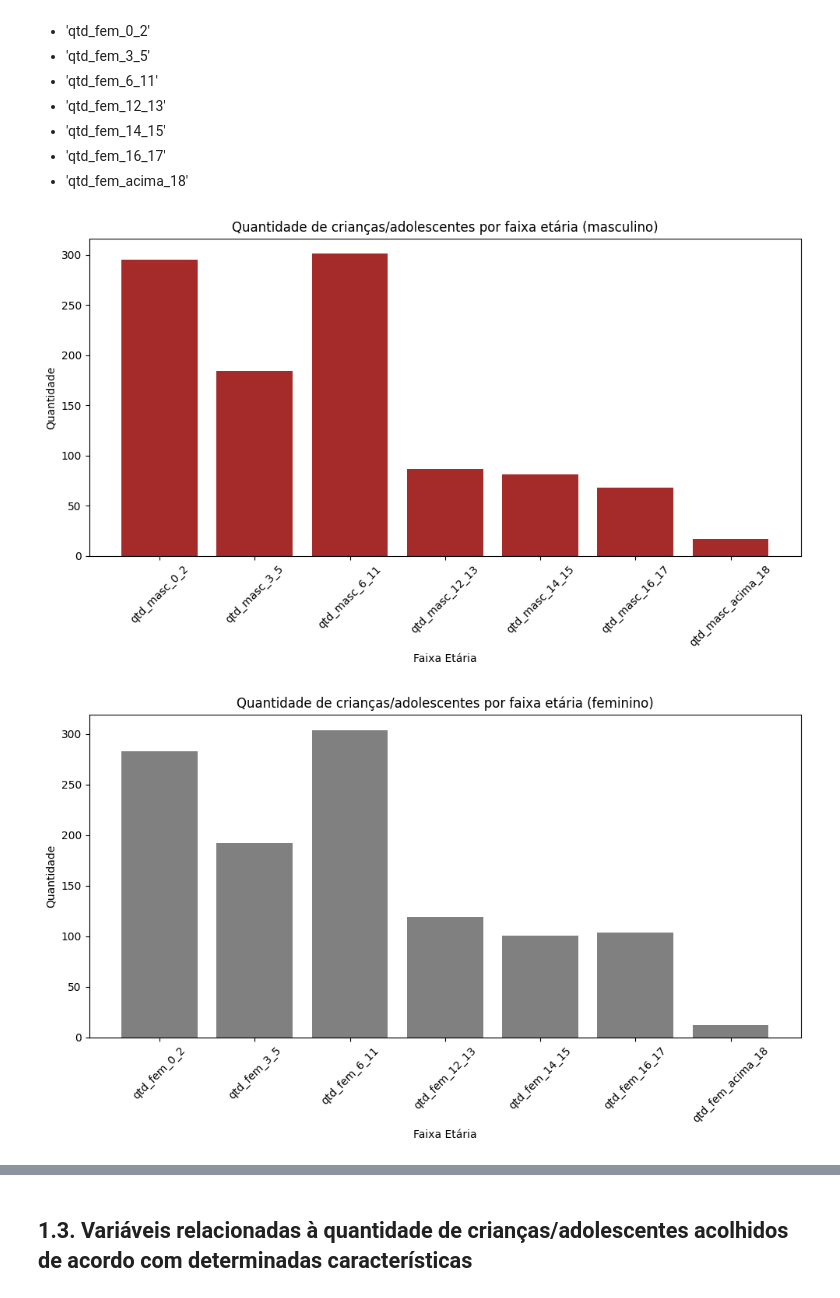
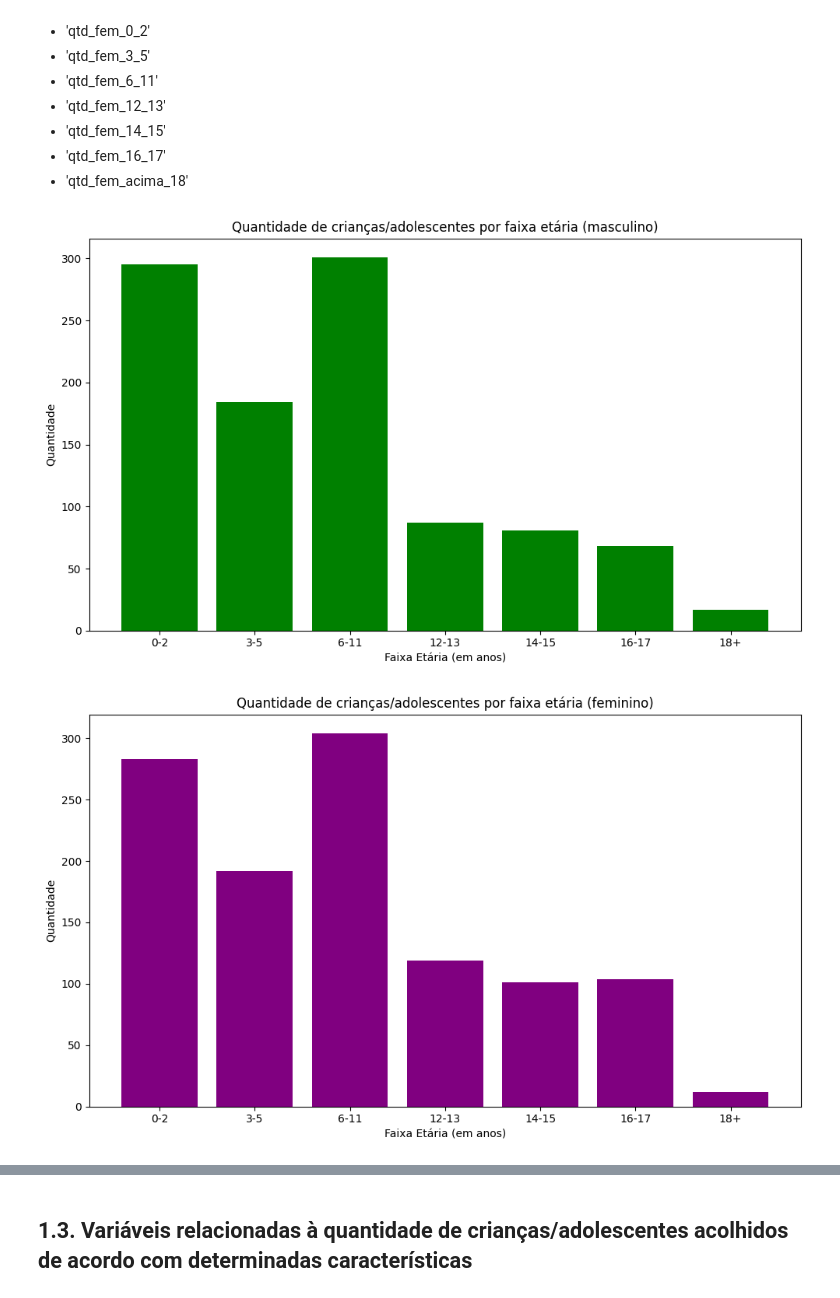
Before and after one commit to lab-dados-seges/familia-acolhedora, a Jupyter notebook: analises/1_caracteristicas_acolhidas.ipynb, the cells around one changed output, grey strips where cells are left out. Cells and saved outputs as stored; diff of their text form; code cells hidden in the pictures.

```diff
--- a/analises/1_caracteristicas_acolhidas.ipynb
+++ b/analises/1_caracteristicas_acolhidas.ipynb
@@ -175,33 +175,59 @@ faixas_etarias_masc = [
 ]
 totais_por_faixa_masc = df_dados_gerais[faixas_etarias_masc].sum()
 
+# Dicionário para mapear nomes das colunas em rótulos mais compreensíveis
+mapeamento_labels_masc = {
+    'qtd_masc_0_2': '0-2',
+    'qtd_masc_3_5': '3-5',
+    'qtd_masc_6_11': '6-11',
+    'qtd_masc_12_13': '12-13',
+    'qtd_masc_14_15': '14-15',
+    'qtd_masc_16_17': '16-17',
+    'qtd_masc_acima_18': '18+'
+}
+
+# Aplicar o mapeamento para os rótulos do eixo x
+rótulos_legiveis_masc = [mapeamento_labels_masc[col] for col in totais_por_faixa_masc.index]
+
 # Criação do gráfico de barras
 plt.figure(figsize=(10, 6))
-plt.bar(totais_por_faixa_masc.index, totais_por_faixa_masc.values, color='brown')
+plt.bar(rótulos_legiveis_masc, totais_por_faixa_masc.values, color='green')
 plt.title('Quantidade de crianças/adolescentes por faixa etária (masculino)')
-plt.xlabel('Faixa Etária')
+plt.xlabel('Faixa Etária (em anos)')
 plt.ylabel('Quantidade')
-plt.xticks(rotation=45)
 plt.tight_layout()
 plt.show()
 # %% [output]
-[figure, old version]
+[figure, new version]
 # %%
 # Soma os valores por faixa etária de meninas
 faixas_etarias_fem = [
     'qtd_fem_0_2', 'qtd_fem_3_5', 'qtd_fem_6_11',
     'qtd_fem_12_13', 'qtd_fem_14_15', 'qtd_fem_16_17', 'qtd_fem_acima_18'
 ]
 totais_por_faixa_fem = df_dados_gerais[faixas_etarias_fem].sum()
 
+# Dicionário para mapear nomes das colunas em rótulos mais compreensíveis
+mapeamento_labels_fem = {
+    'qtd_fem_0_2': '0-2',
+    'qtd_fem_3_5': '3-5',
+    'qtd_fem_6_11': '6-11',
+    'qtd_fem_12_13': '12-13',
+    'qtd_fem_14_15': '14-15',
+    'qtd_fem_16_17': '16-17',
+    'qtd_fem_acima_18': '18+'
+}
+
+# Aplicar o mapeamento para os rótulos do eixo x
+rótulos_legiveis_fem = [mapeamento_labels_fem[col] for col in totais_por_faixa_fem.index]
+
 # Criação do gráfico de barras
 plt.figure(figsize=(10, 6))
-plt.bar(totais_por_faixa_fem.index, totais_por_faixa_fem.values, color='gray')
+plt.bar(rótulos_legiveis_fem, totais_por_faixa_fem.values, color='purple')
 plt.title('Quantidade de crianças/adolescentes por faixa etária (feminino)')
-plt.xlabel('Faixa Etária')
+plt.xlabel('Faixa Etária (em anos)')
 plt.ylabel('Quantidade')
-plt.xticks(rotation=45)
 plt.tight_layout()
 plt.show()
 # %% [output]
-[figure, old version]
+[figure, new version]
```
Also changed, not shown: parts of 4 cells of this notebook, 1 other file.
